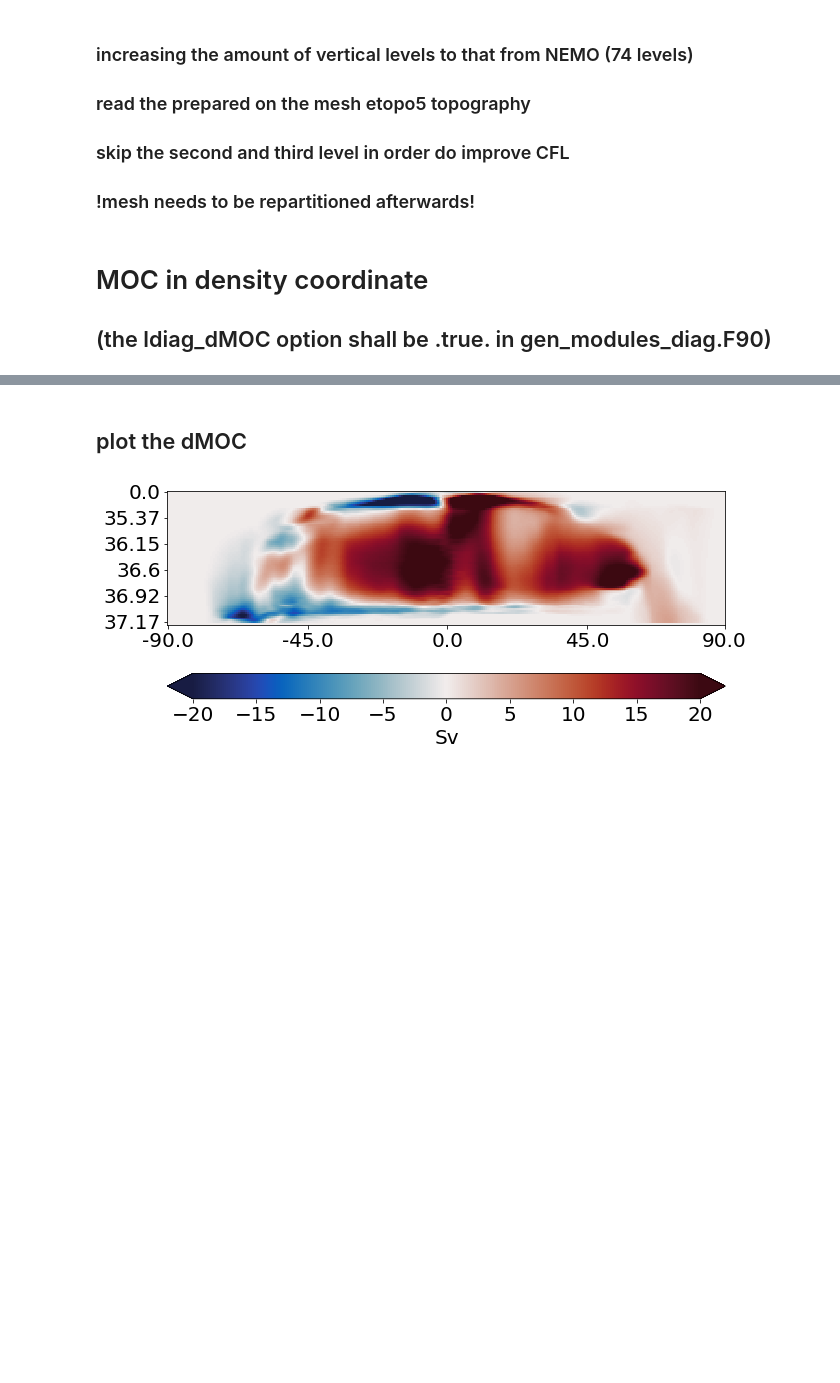
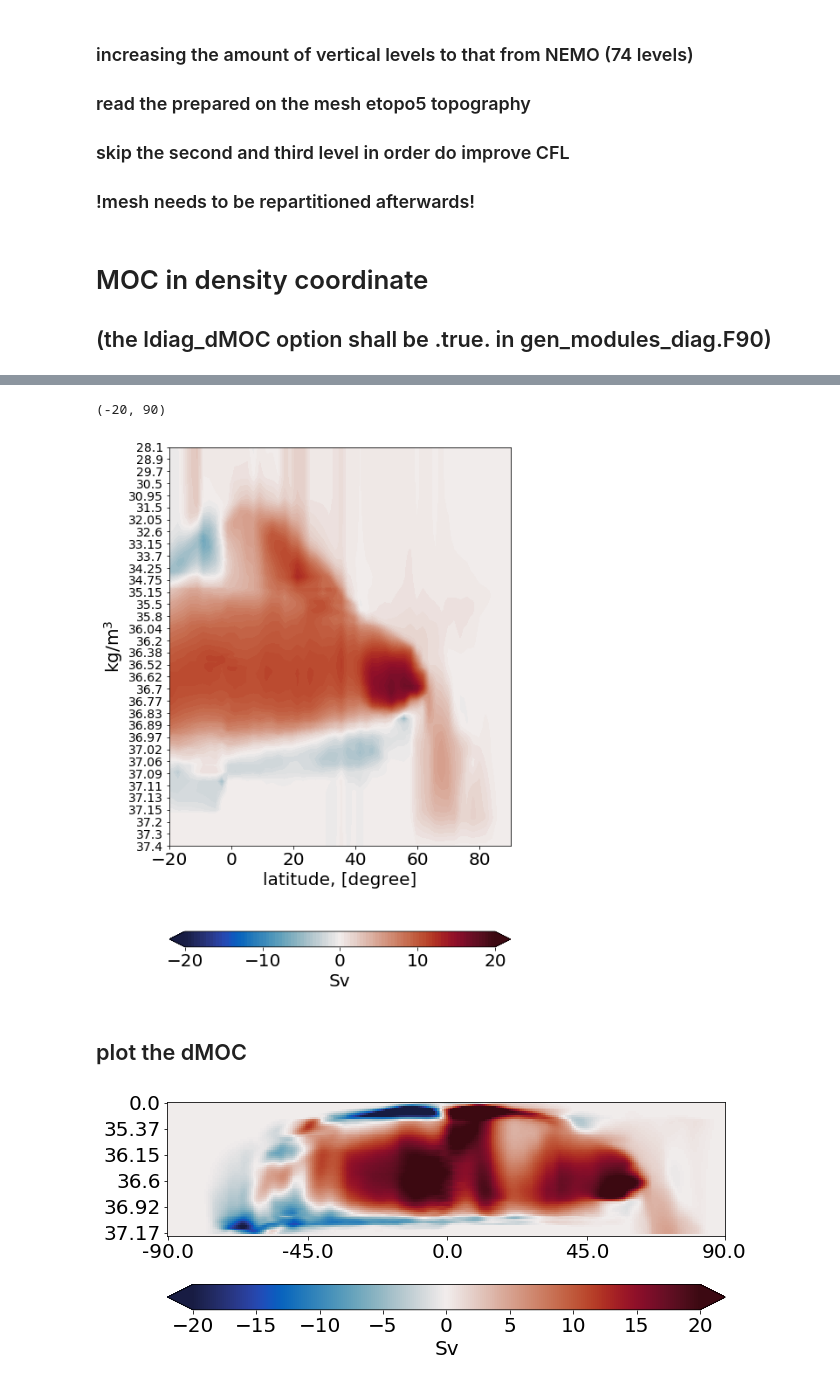
Before and after one commit to FESOM/fesom2, a Jupyter notebook: view/plot_main.ipynb, the cells around one changed output, grey strips where cells are left out. Cells and saved outputs as stored; diff of their text form; code cells hidden in the pictures; blank space fills up the shorter version.

Commit message:
density framework analysis is now in ../view/plot_main.ipynb also some fixes in binning routines (../src/io_meandata.F90)

```diff
--- a/view/plot_main.ipynb
+++ b/view/plot_main.ipynb
@@ -460,0 +526,46 @@ drhodz[-1,:]=0.
+# %%
+# densities at which wi want to plot (visualisation issue)
+from scipy.interpolate import interp1d
+aux=np.copy(moc_zpos)
+aux[aux==0]=np.nan
+remap=np.nanmean(aux, axis=1)
+remap[0] =0.1
+remap[1] =0.
+remap[-1]=-5000.
+for i in range(len(remap)-1):
+    if (remap[i+1]>=remap[i]):
+        remap[i+1]=remap[i]-1.
+
+# dens2reg, reg2dens will be the interpolators of the standart dencities to the remapped ones and vi(for the visualisation purpose)
+z2dens = interp1d(remap[1:], std_dens[1:], kind='linear')
+remap=np.array([0., 28.10, 28.90, 29.70,30.50, 30.95, 31.50, 32.05, 32.60, 33.15, 33.70, 34.25, 34.75, 35.15, 35.50, 35.80, 36.04, 36.20, 36.38, 36.52, 36.62, 36.70, 36.77, 36.83, 36.89, 36.97, 37.02, 37.06, 37.09, 37.11, 37.13, 37.15, 37.20, 37.30, 37.40, 40.])
+reg  =np.linspace(0, len(remap), len(remap))
+dens2reg = interp1d(remap, reg, kind='linear')
+reg2dens = interp1d(reg, remap, kind='linear')
+# %%
+# plot the result
+# you may wish to look at:
+# moc_full,
+# moc_heat+moc_frwt+moc_rest (surface forced transformations)
+# or moc_drift
+cbartext, cont = 'Sv', [-20., 20., .1]
+cmap=cmo.balance
+fig = plt.figure(figsize=(7,12))
+ax = plt.subplot(1, 1, 1)
+# moc_drift, moc_full, moc_heat, moc_frwt, moc_rest
+plt.contourf(lats, dens2reg(std_dens), moc_full, cmap=cmo.balance, levels=np.linspace(cont[0], cont[1], 100), extend='both')
+#plt.contourf(lats, std_dens, moc_full, cmap=cmo.balance, levels=np.linspace(cont[0], cont[1], 100), extend='both')
+plt.gca().invert_yaxis()
+ax.set_yticks(reg[1:-1])
+ax.set_yticklabels(np.around(reg2dens(reg[1:-1]), 3), size = 14)
+
+plt.xlabel('latitude, [degree]', fontsize=fontsize)
+plt.ylabel('kg/m$^3$', fontsize=fontsize)
+cbar=plt.colorbar(orientation="horizontal")
+cbar.set_ticks([round(i,4) for i in np.linspace(cont[0], cont[1], 5)])
+cbar.set_label(cbartext, fontsize=fontsize)
+cbar.set_label(cbartext, fontsize=fontsize)
+plt.xlim(-20,90)
+# %% [output]
+(-20, 90)
+[figure, added]
```
Also changed, not shown: parts of 5 cells of this notebook, 2 other files.
